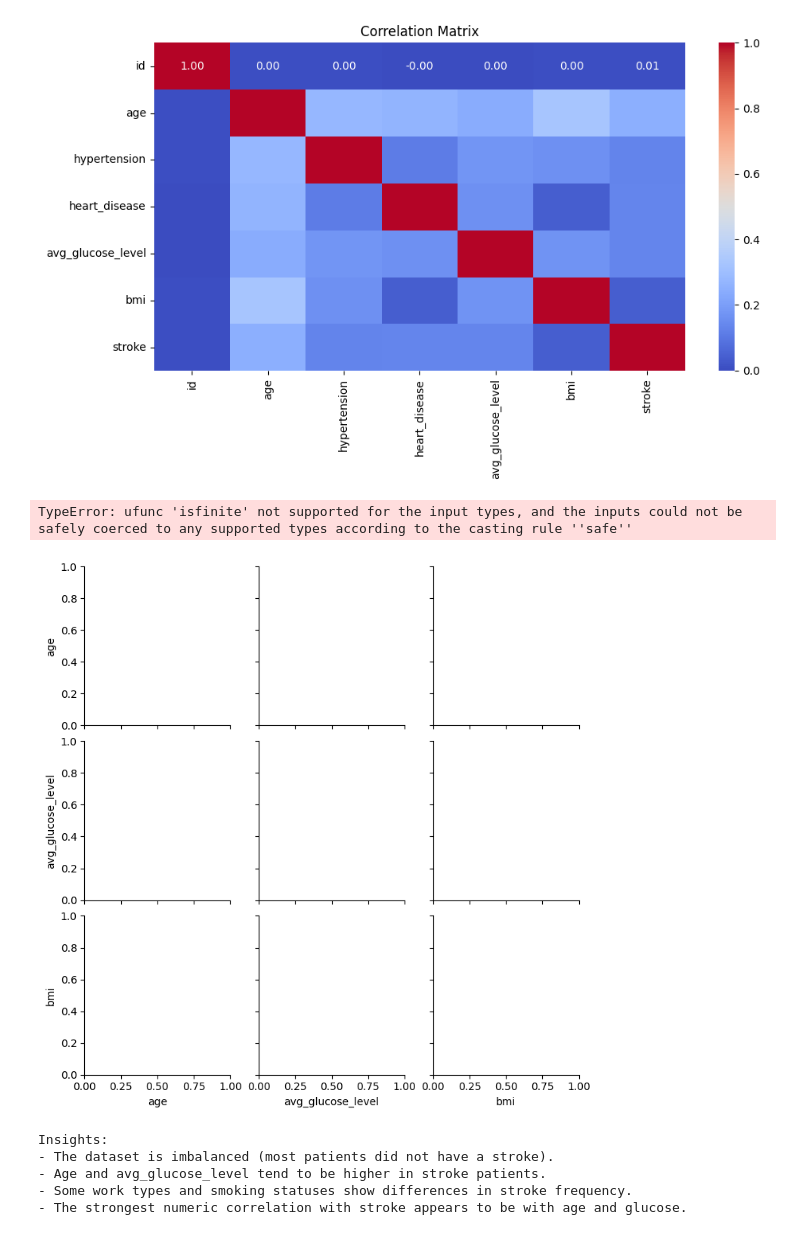
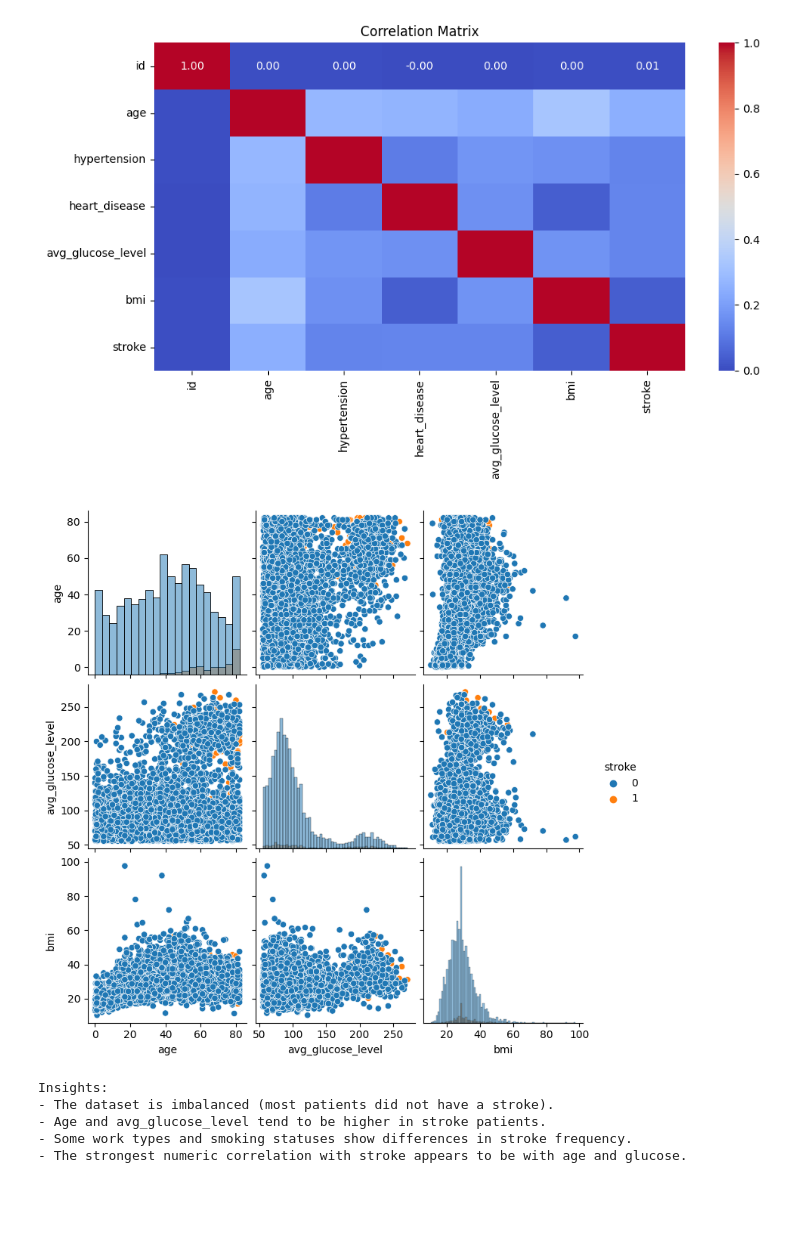
Before and after one commit to chloe0811/Stroke_Prediction, a Jupyter notebook: eda.ipynb, the cells around one changed output. Drawn from its saved outputs; the diff is of its cells as text; code cells hidden in the pictures; blank space fills up the shorter version.

```diff
--- a/eda.ipynb
+++ b/eda.ipynb
@@ -110,11 +110,18 @@ plt.show()
 # %%
 # 9. Optional: Pairplot (for small numeric sets)
 selected = ['age', 'avg_glucose_level', 'bmi', 'stroke']
-sns.pairplot(df[selected], hue='stroke')
+
+# Ensure numeric types
+df[selected] = df[selected].apply(pd.to_numeric, errors='coerce')
+
+# Drop potential hidden NaNs
+df_clean = df[selected].dropna()
+
+# Plot with histograms to avoid KDE errors
+sns.pairplot(df_clean, hue='stroke', diag_kind='hist')
 plt.show()
 # %% [output]
-TypeError: ufunc 'isfinite' not supported for the input types, and the inputs could not be safely coerced to any supported types according to the casting rule ''safe''
-[figure, old version]
+[figure, new version]
 # %%
 # 10. Insights Summary (Markdown or Code Cell)
 print("""
```
